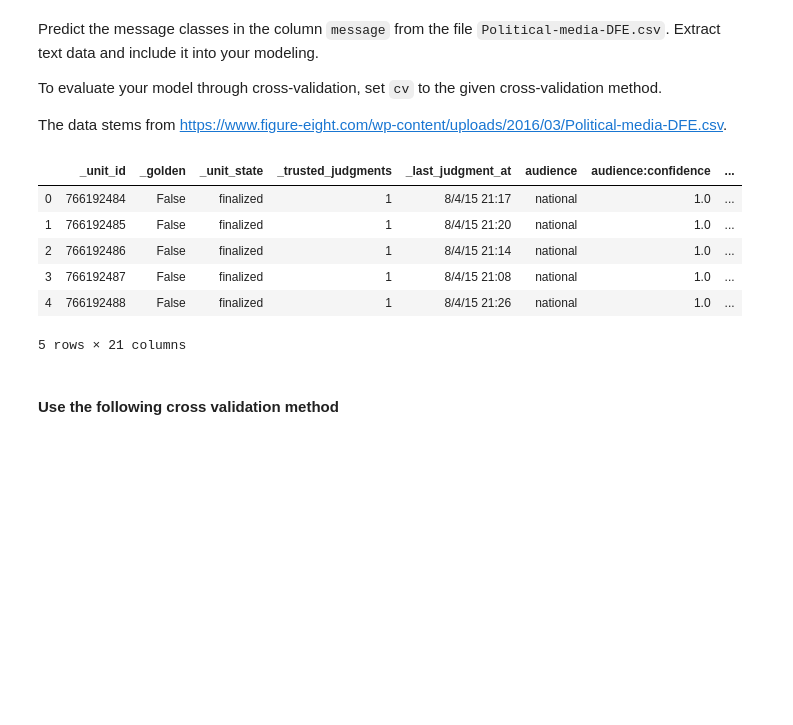
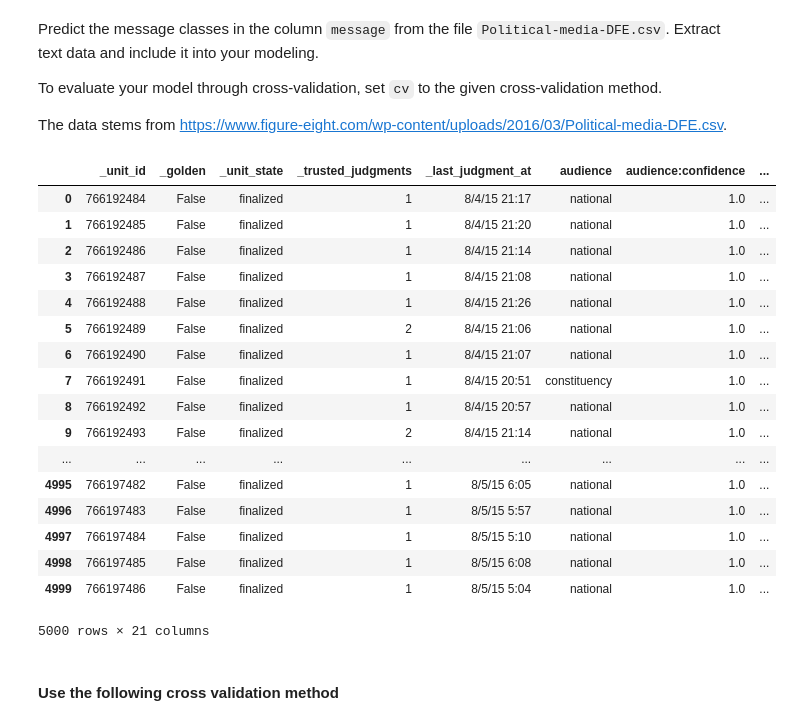
Before and after one commit to a3o1m2/DSI11-lessons, a Jupyter notebook: week05/day5_nlp_hackathon/nlp-hackathon/nlp-hackathon.ipynb, the cells around one changed output. Drawn from its saved outputs; the diff is of its cells as text; code cells hidden in the pictures; blank space fills up the shorter version.

```diff
--- a/week05/day5_nlp_hackathon/nlp-hackathon/nlp-hackathon.ipynb
+++ b/week05/day5_nlp_hackathon/nlp-hackathon/nlp-hackathon.ipynb
@@ -14,15 +14,27 @@ The data stems from https://www.figure-eight.com/wp-content/uploads/2016/03/Poli
 import pandas as pd
 # %%
 df = pd.read_csv('Political-media-DFE.csv', encoding='latin')
-df.head()
+pd.set_option('display.max_columns',100,'display.max_columns',100)
+df
 # %% [output]
 |  | _unit_id | _golden | _unit_state | _trusted_judgments | _last_judgment_at | audience | audience:confidence | ... |
 | 0 | 766192484 | False | finalized | 1 | 8/4/15 21:17 | national | 1.0 | ... |
 | 1 | 766192485 | False | finalized | 1 | 8/4/15 21:20 | national | 1.0 | ... |
 | 2 | 766192486 | False | finalized | 1 | 8/4/15 21:14 | national | 1.0 | ... |
 | 3 | 766192487 | False | finalized | 1 | 8/4/15 21:08 | national | 1.0 | ... |
 | 4 | 766192488 | False | finalized | 1 | 8/4/15 21:26 | national | 1.0 | ... |
+| 5 | 766192489 | False | finalized | 2 | 8/4/15 21:06 | national | 1.0 | ... |
+| 6 | 766192490 | False | finalized | 1 | 8/4/15 21:07 | national | 1.0 | ... |
+| 7 | 766192491 | False | finalized | 1 | 8/4/15 20:51 | constituency | 1.0 | ... |
+| 8 | 766192492 | False | finalized | 1 | 8/4/15 20:57 | national | 1.0 | ... |
+| 9 | 766192493 | False | finalized | 2 | 8/4/15 21:14 | national | 1.0 | ... |
+| ... | ... | ... | ... | ... | ... | ... | ... | ... |
+| 4995 | 766197482 | False | finalized | 1 | 8/5/15 6:05 | national | 1.0 | ... |
+| 4996 | 766197483 | False | finalized | 1 | 8/5/15 5:57 | national | 1.0 | ... |
+| 4997 | 766197484 | False | finalized | 1 | 8/5/15 5:10 | national | 1.0 | ... |
+| 4998 | 766197485 | False | finalized | 1 | 8/5/15 6:08 | national | 1.0 | ... |
+| 4999 | 766197486 | False | finalized | 1 | 8/5/15 5:04 | national | 1.0 | ... |
-5 rows × 21 columns
+5000 rows × 21 columns
 # %% [markdown]
 #### Use the following cross validation method
 # %%
```
Also changed, not shown: parts of 13 cells of this notebook, 6 other files.
